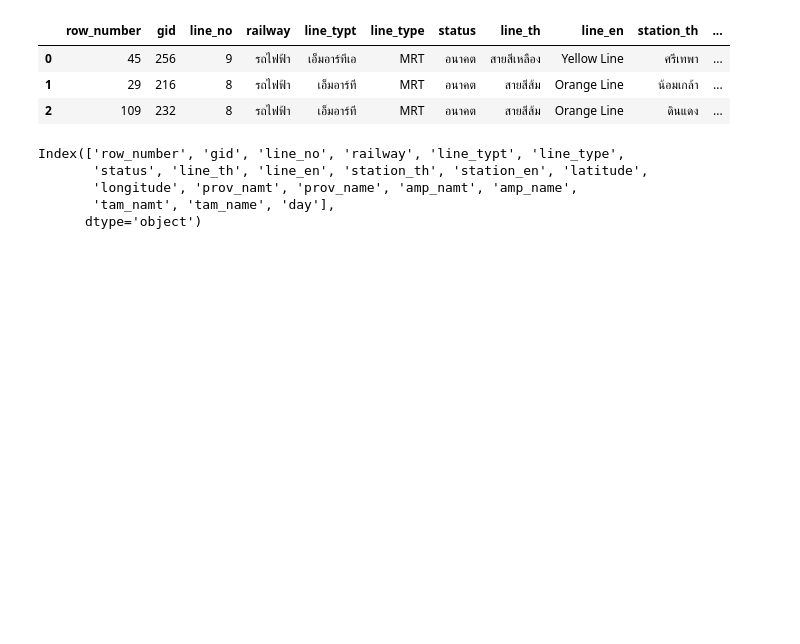
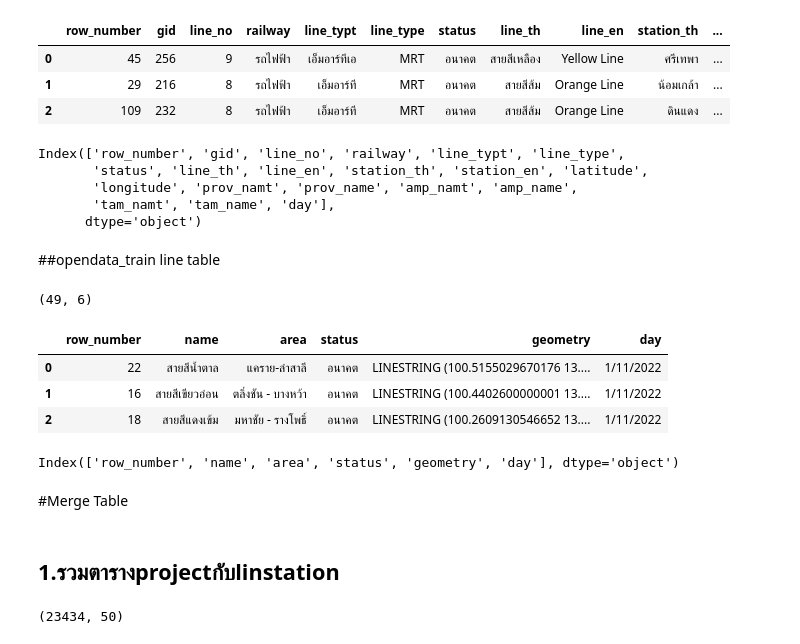
Before and after one commit to Ninkrn/BasicProg_Dataviz65, a Jupyter notebook: Project_Final.ipynb, the cells around one changed output. Saved outputs shown, nothing was run; the diff lists cells and outputs as text; code cells hidden in the pictures; blank space fills up the shorter version.

```diff
--- a/Project_Final.ipynb
+++ b/Project_Final.ipynb
@@ -119,3 +122,28 @@ Index(['row_number', 'gid', 'line_no', 'railway', 'line_typt', 'line_type',
        'longitude', 'prov_namt', 'prov_name', 'amp_namt', 'amp_name',
        'tam_namt', 'tam_name', 'day'],
       dtype='object')
+# %% [markdown]
+##opendata_train line table
+# %%
+opendata_train_line = pd.read_csv('opendata_train_line.csv')
+print(opendata_train_line.shape)
+opendata_train_line.head(3)
+# %% [output]
+(49, 6)
+|  | row_number | name | area | status | geometry | day |
+| 0 | 22 | สายสีน้ำตาล | แคราย-ลำสาลี | อนาคต | LINESTRING (100.5155029670176 13.... | 1/11/2022 |
+| 1 | 16 | สายสีเขียวอ่อน | ตลิ่งชัน - บางหว้า | อนาคต | LINESTRING (100.4402600000001 13.... | 1/11/2022 |
+| 2 | 18 | สายสีแดงเข้ม | มหาชัย - รางโพธิ์ | อนาคต | LINESTRING (100.2609130546652 13.... | 1/11/2022 |
+# %%
+opendata_train_line.columns
+# %% [output]
+Index(['row_number', 'name', 'area', 'status', 'geometry', 'day'], dtype='object')
+# %% [markdown]
+#Merge Table
+# %% [markdown]
+## 1.รวมตารางprojectกับlinstation
+# %%
+#table_merge = opendata_project.merge(opendata_train_line, how ='left', left_on='row_number',right_on='row_number')
+print(table_merge.shape)
+# %% [output]
+(23434, 50)
```
Also changed, not shown: parts of 17 cells of this notebook.
